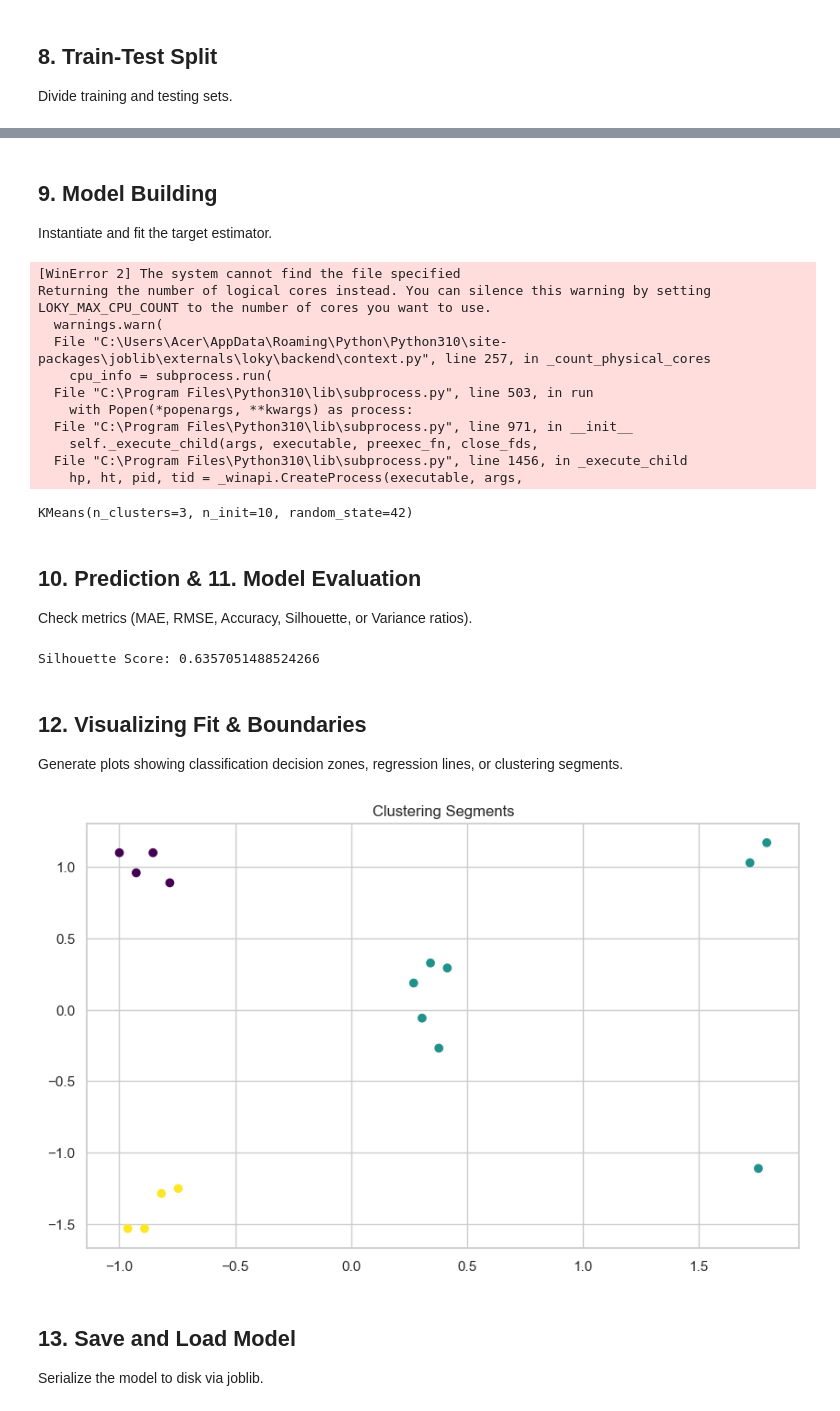
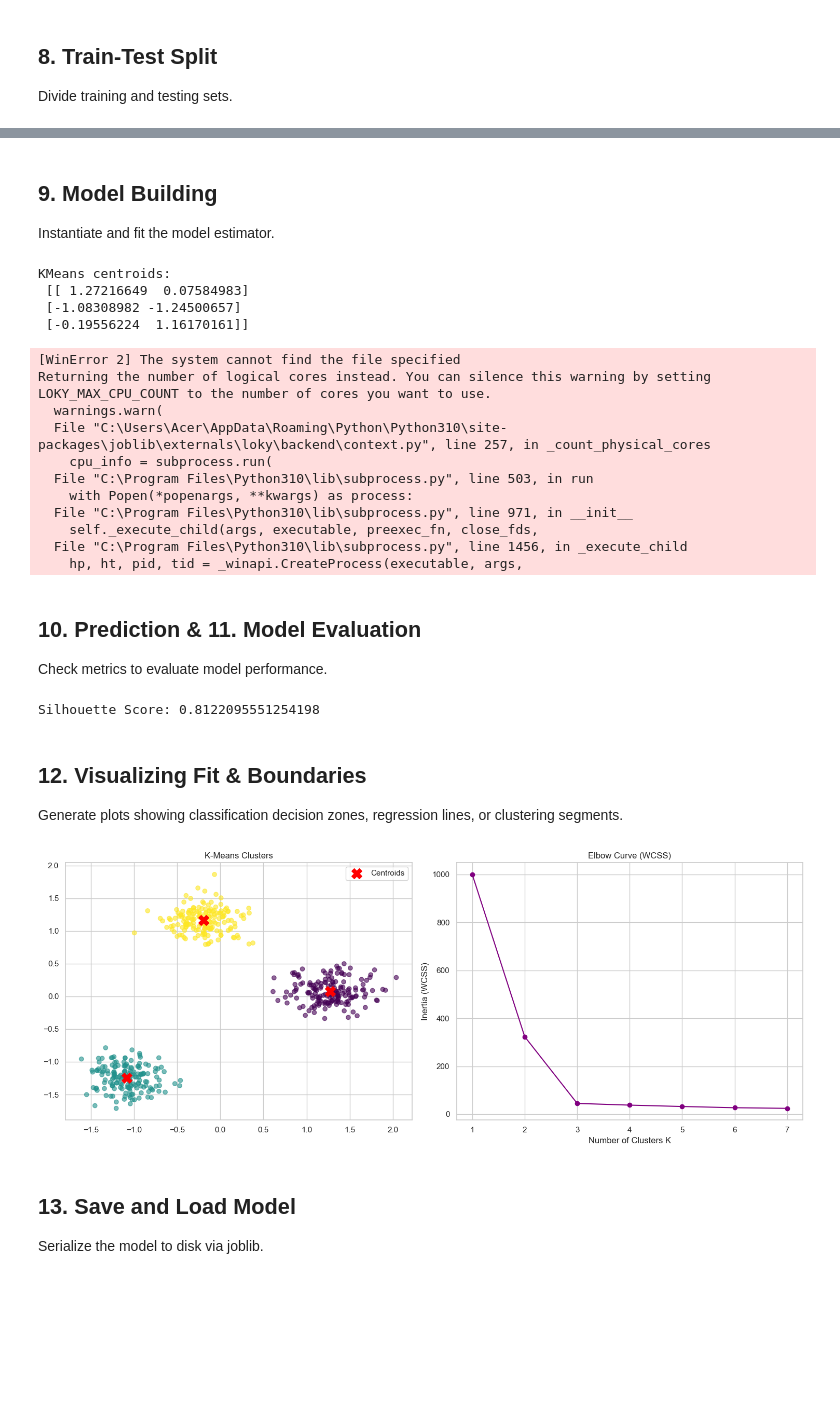
Before and after one commit to JiveshCodes/Machine-Learning-Practice, a Jupyter notebook: 09_KMeans/KMeans.ipynb, the cells around one changed output, grey strips where cells are left out. Saved outputs shown, nothing was run; the diff lists cells and outputs as text; code cells hidden in the pictures; blank space fills up the shorter version.

```diff
--- a/09_KMeans/KMeans.ipynb
+++ b/09_KMeans/KMeans.ipynb
@@ -117,27 +125,31 @@ Skipping split for unsupervised clustering/dimensionality reduction.
 # %% [markdown]
 ## 9. Model Building
 
-Instantiate and fit the target estimator.
+Instantiate and fit the model estimator.
 # %%
 model = KMeans(n_clusters=3, random_state=42, n_init=10)
 model.fit(X_scaled)
+print("KMeans centroids:\n", model.cluster_centers_)
 # %% [output]
-[WinError 2] The system cannot find the file specified
-Returning the number of logical cores instead. You can silence this warning by setting LOKY_MAX_CPU_COUNT to the number of cores you want to use.
-  warnings.warn(
-  File "C:\Users\Acer\AppData\Roaming\Python\Python310\site-packages\joblib\externals\loky\backend\context.py", line 257, in _count_physical_cores
-    cpu_info = subprocess.run(
-  File "C:\Program Files\Python310\lib\subprocess.py", line 503, in run
-    with Popen(*popenargs, **kwargs) as process:
-  File "C:\Program Files\Python310\lib\subprocess.py", line 971, in __init__
-    self._execute_child(args, executable, preexec_fn, close_fds,
-  File "C:\Program Files\Python310\lib\subprocess.py", line 1456, in _execute_child
-    hp, ht, pid, tid = _winapi.CreateProcess(executable, args,
+KMeans centroids:
+ [[ 1.27216649  0.07584983]
+ [-1.08308982 -1.24500657]
+ [-0.19556224  1.16170161]]
-KMeans(n_clusters=3, n_init=10, random_state=42)
+[WinError 2] The system cannot find the file specified
+Returning the number of logical cores instead. You can silence this warning by setting LOKY_MAX_CPU_COUNT to the number of cores you want to use.
+  warnings.warn(
+  File "C:\Users\Acer\AppData\Roaming\Python\Python310\site-packages\joblib\externals\loky\backend\context.py", line 257, in _count_physical_cores
+    cpu_info = subprocess.run(
+  File "C:\Program Files\Python310\lib\subprocess.py", line 503, in run
+    with Popen(*popenargs, **kwargs) as process:
+  File "C:\Program Files\Python310\lib\subprocess.py", line 971, in __init__
+    self._execute_child(args, executable, preexec_fn, close_fds,
+  File "C:\Program Files\Python310\lib\subprocess.py", line 1456, in _execute_child
+    hp, ht, pid, tid = _winapi.CreateProcess(executable, args,
 # %% [markdown]
 ## 10. Prediction & 11. Model Evaluation
 
-Check metrics (MAE, RMSE, Accuracy, Silhouette, or Variance ratios).
+Check metrics to evaluate model performance.
 # %%
 labels = model.labels_
 # Guard: silhouette_score requires at least 2 distinct non-noise labels
@@ -146,22 +158,38 @@ if len(unique_labels - {-1}) >= 2:
     mask = labels != -1
     print('Silhouette Score:', silhouette_score(X_scaled[mask], labels[mask]))
 else:
-    print('Silhouette Score: N/A (fewer than 2 valid clusters found)')
+    print('Silhouette Score: N/A')
 # %% [output]
-Silhouette Score: 0.6357051488524266
+Silhouette Score: 0.8122095551254198
 # %% [markdown]
 ## 12. Visualizing Fit & Boundaries
 
 Generate plots showing classification decision zones, regression lines, or clustering segments.
-# %%
-n_cols = X_scaled.shape[1]
-x_plot = X_scaled[:, 0]
-y_plot = X_scaled[:, 1] if n_cols > 1 else X_scaled[:, 0]
-plt.scatter(x_plot, y_plot, c=model.labels_, cmap='viridis')
-plt.title('Clustering Segments')
-plt.show()
-# %% [output]
-[figure, removed]
+# %%
+fig, axes = plt.subplots(1, 2, figsize=(15, 6))
+# Plot 1: Clusters assignment
+axes[0].scatter(X_scaled[:, 0], X_scaled[:, 1], c=model.labels_, cmap='viridis', alpha=0.6)
+# Plot Centroids
+centroids = model.cluster_centers_
+axes[0].scatter(centroids[:, 0], centroids[:, 1], s=200, c='red', marker='X', label='Centroids')
+axes[0].set_title("K-Means Clusters")
+axes[0].legend()
+
+# Plot 2: WCSS Elbow sweep (Inertia check)
+wcss = []
+K_range = range(1, 8)
+for k in K_range:
+    km = KMeans(n_clusters=k, random_state=42, n_init=10)
+    km.fit(X_scaled)
+    wcss.append(km.inertia_)
+axes[1].plot(K_range, wcss, marker='o', color='purple')
+axes[1].set_title("Elbow Curve (WCSS)")
+axes[1].set_xlabel("Number of Clusters K")
+axes[1].set_ylabel("Inertia (WCSS)")
+plt.tight_layout()
+plt.show()
+# %% [output]
+[figure, added]
 # %% [markdown]
 ## 13. Save and Load Model
 
```
Also changed, not shown: parts of 23 cells of this notebook, 32 other files.
